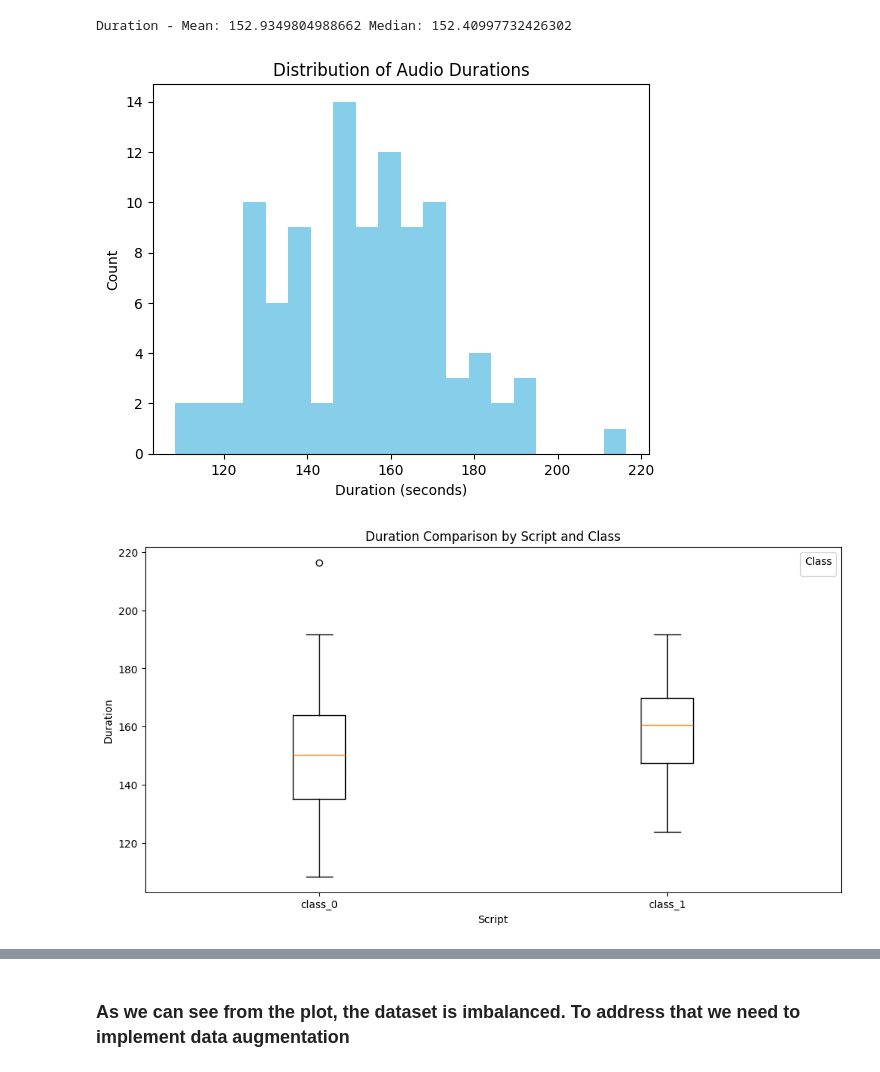
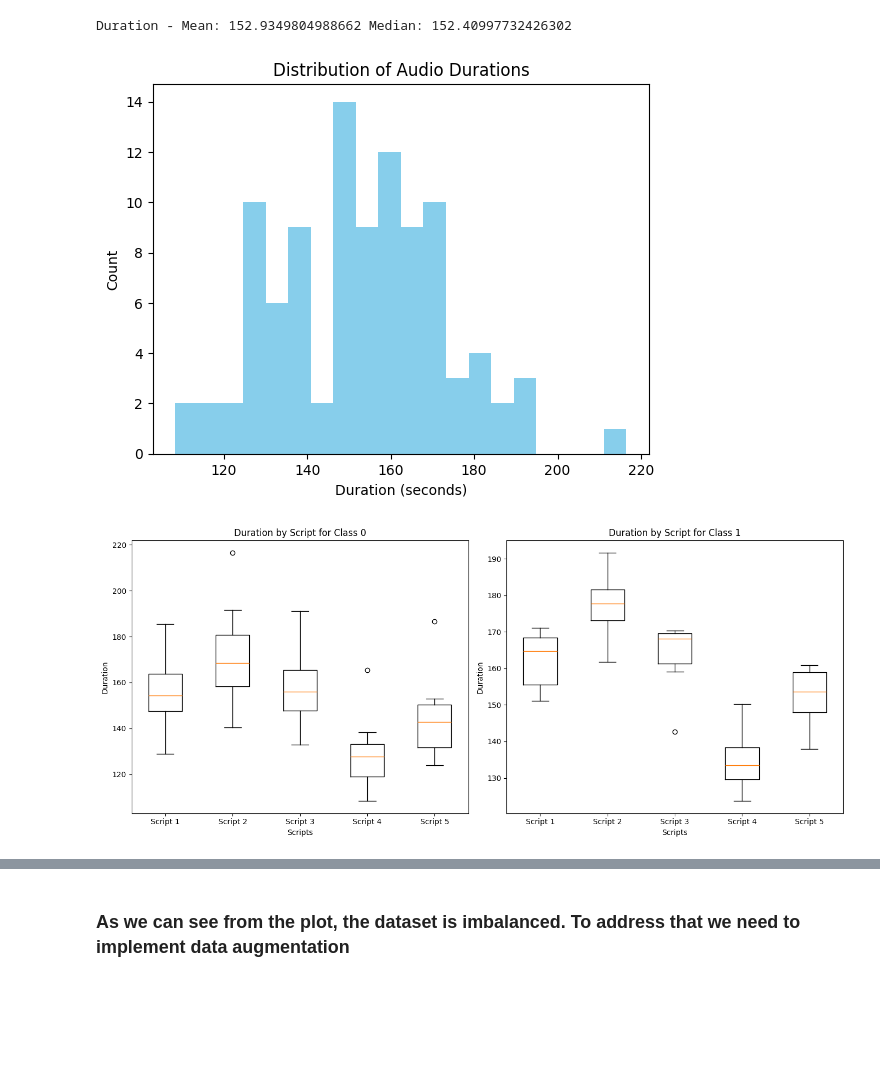
Before and after one commit to YouRekt/ML-intro, a Jupyter notebook: eda.ipynb, the cells around one changed output, grey strips where cells are left out. Cells and saved outputs as stored; diff of their text form; code cells hidden in the pictures; blank space fills up the shorter version.

```diff
--- a/eda.ipynb
+++ b/eda.ipynb
@@ -10,80 +10,75 @@ classes = ['class_0','class_1']
 class_1_speakers = ['f1','f7','f8','m3','m6','m8']
 filepath = 'daps/cleanraw'
 # %%
-def count_and_plot_speakers():
+def EDA():
     data = []
-    class_0_spectrograms = []
-    class_1_spectrograms = []
-
 
     for file in os.listdir(filepath):
         audio, sr = librosa.load(os.path.join(filepath, file),sr=None)
         trimmed, _ = librosa.effects.trim(audio, top_db=20)
-        S = librosa.feature.melspectrogram(y=trimmed, sr=sr)
-        S_dB = librosa.power_to_db(S, ref=np.max)
-
-        if file.split('_')[0] in class_1_speakers:
-            class_1_spectrograms.append(S_dB)
-        else:
-            class_0_spectrograms.append(S_dB)
 
         data.append({'script': file.split("_")[1], 'speaker': file.split('_')[0], 'class': 'class_1' if file.split('_')[0] in class_1_speakers else 'class_0', 'duration': librosa.get_duration(y=trimmed, sr=sr),'sample rate': sr})
 
 
     # Plotting
     df = pd.DataFrame(data)
 
     plt.bar(classes, df['class'].value_counts(), color=['blue', 'orange'])
     plt.xlabel('Classes')
     plt.ylabel('Number of Audio Files')
     plt.title('Number of Audio Files for Speakers in Each Class')
 
     plt.show()
-    # print(df.describe())
-    # print(df)
+
     print("Duration - Mean:", np.mean(df['duration']), "Median:", np.median(df['duration']))
 
     # Plot duration distribution
     plt.hist(df['duration'], bins=20, color='skyblue')
     plt.xlabel('Duration (seconds)')
     plt.ylabel('Count')
     plt.title('Distribution of Audio Durations')
     plt.show()
 
-    min_length = min(min([len(s) for s in class_0_spectrograms]),min([len(s) for s in class_1_spectrograms]))
+    plt.figure(figsize=(14, 6))
 
-    class_0_spectrograms = [s[:min_length] for s in class_0_spectrograms]
-    class_1_spectrograms = [s[:min_length] for s in class_1_spectrograms]
-
-    # mean_class_0 = np.mean(class_0_spectrograms, axis=0)
-    # mean_class_1 = np.mean(class_1_spectrograms, axis=0)
-
-    # plt.figure(figsize=(10, 5))
-    # librosa.display.specshow(mean_class_0, sr=sr, x_axis='time', y_axis='mel', cmap='coolwarm')
-    # plt.colorbar(format='%+2.0f dB')
-    # plt.title('Average Mel-Spectrogram for Class 0')
-    # plt.show()
-
-    # plt.figure(figsize=(10, 5))
-    # librosa.display.specshow(mean_class_1, sr=sr, x_axis='time', y_axis='mel', cmap='coolwarm')
-    # plt.colorbar(format='%+2.0f dB')
-    # plt.title('Average Mel-Spectrogram for Class 1')
-    # plt.show()
-
-    # Create box plots
-    plt.figure(figsize=(12, 6))
-    plt.boxplot(df['duration'].groupby(df['class']).apply(list), labels=classes)
-    plt.title('Duration Comparison by Script and Class')
+    # Boxplot for class_0
+    plt.subplot(1, 2, 1)
+    plt.boxplot([
+        df[(df['script'] == 'script1') & (df['class'] == 'class_0')]['duration'],
+        df[(df['script'] == 'script2') & (df['class'] == 'class_0')]['duration'],
+        df[(df['script'] == 'script3') & (df['class'] == 'class_0')]['duration'],
+        df[(df['script'] == 'script4') & (df['class'] == 'class_0')]['duration'],
+        df[(df['script'] == 'script5') & (df['class'] == 'class_0')]['duration']
+    ])
+    plt.title('Duration by Script for Class 0')
+    plt.xlabel('Scripts')
     plt.ylabel('Duration')
-    plt.xlabel('Script')
-    plt.legend(title='Class')
-    plt.show()
-    #print(df.groupby(['class','script']).describe())
+    plt.xticks([1, 2, 3, 4, 5], ['Script 1', 'Script 2', 'Script 3', 'Script 4', 'Script 5'])
 
 
-count_and_plot_speakers()
+    # Boxplot for class_1
+    plt.subplot(1, 2, 2)
+    plt.boxplot([
+        df[(df['script'] == 'script1') & (df['class'] == 'class_1')]['duration'],
+        df[(df['script'] == 'script2') & (df['class'] == 'class_1')]['duration'],
+        df[(df['script'] == 'script3') & (df['class'] == 'class_1')]['duration'],
+        df[(df['script'] == 'script4') & (df['class'] == 'class_1')]['duration'],
+        df[(df['script'] == 'script5') & (df['class'] == 'class_1')]['duration']
+    ])
+    plt.title('Duration by Script for Class 1')
+    plt.xlabel('Scripts')
+    plt.ylabel('Duration')
+    plt.xticks([1, 2, 3, 4, 5], ['Script 1', 'Script 2', 'Script 3', 'Script 4', 'Script 5'])
+
+    plt.tight_layout()  # Adjust layout
+    plt.show()
+
+    print(df['sample rate'].describe())
+
+
+EDA()
 # %% [output]
 [figure]
 Duration - Mean: 152.9349804988662 Median: 152.40997732426302
 [figure]
-[figure, old version]
+[figure, new version]
```
Also changed, not shown: parts of 2 cells of this notebook.
